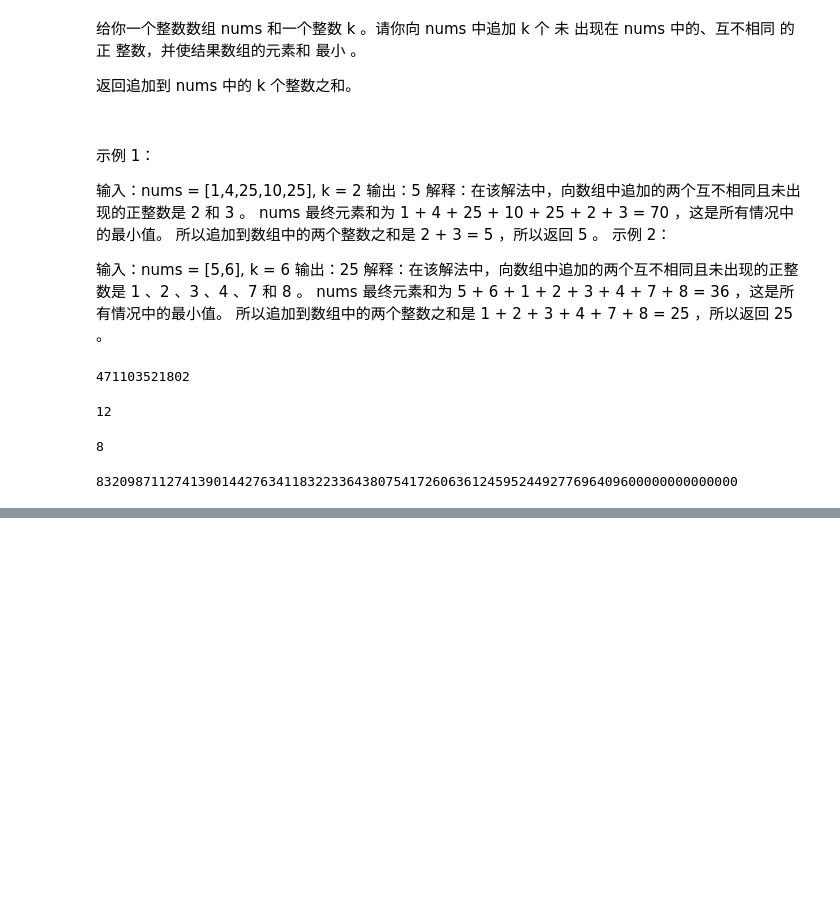
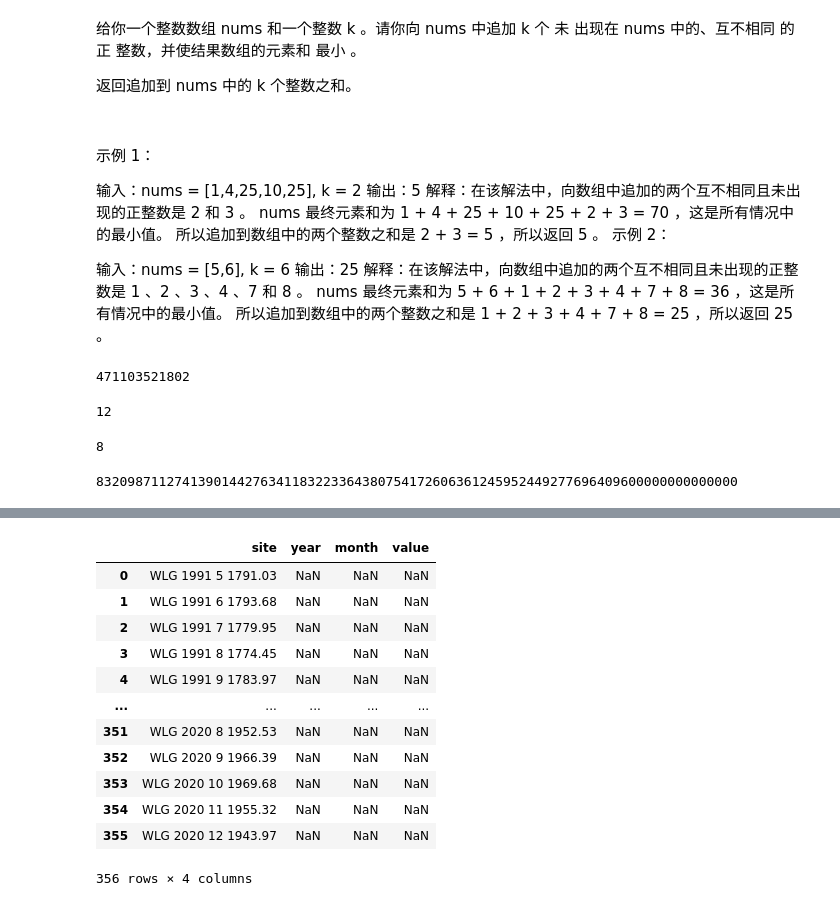
Before and after one commit to Damondongj/gmall-flink, a Jupyter notebook: gmall-realtime/src/main/java/com/gmall-kafka-python/leetcode.ipynb, the cells around one changed output, grey strips where cells are left out. Drawn from its saved outputs; the diff is of its cells as text; code cells hidden in the pictures; blank space fills up the shorter version.

```diff
--- a/gmall-realtime/src/main/java/com/gmall-kafka-python/leetcode.ipynb
+++ b/gmall-realtime/src/main/java/com/gmall-kafka-python/leetcode.ipynb
@@ -658,0 +729,20 @@ class Solution:
+# %%
+import pandas as pd
+names = ['site', 'year', 'month', 'value']
+data = pd.read_csv("/Users/damon/IdeaProjects/gmall-flink/gmall-realtime/src/main/java/com/gmall-kafka-python/ch4_wlg_surface-flask_1_ccgg_month.txt", sep='\t', skiprows=86, names=names)
+
+data
+# %% [output]
+|  | site | year | month | value |
+| 0 | WLG 1991 5 1791.03 | NaN | NaN | NaN |
+| 1 | WLG 1991 6 1793.68 | NaN | NaN | NaN |
+| 2 | WLG 1991 7 1779.95 | NaN | NaN | NaN |
+| 3 | WLG 1991 8 1774.45 | NaN | NaN | NaN |
+| 4 | WLG 1991 9 1783.97 | NaN | NaN | NaN |
+| ... | ... | ... | ... | ... |
+| 351 | WLG 2020 8 1952.53 | NaN | NaN | NaN |
+| 352 | WLG 2020 9 1966.39 | NaN | NaN | NaN |
+| 353 | WLG 2020 10 1969.68 | NaN | NaN | NaN |
+| 354 | WLG 2020 11 1955.32 | NaN | NaN | NaN |
+| 355 | WLG 2020 12 1943.97 | NaN | NaN | NaN |
+356 rows × 4 columns
```
Also changed, not shown: parts of 6 cells of this notebook, 1 other file.
